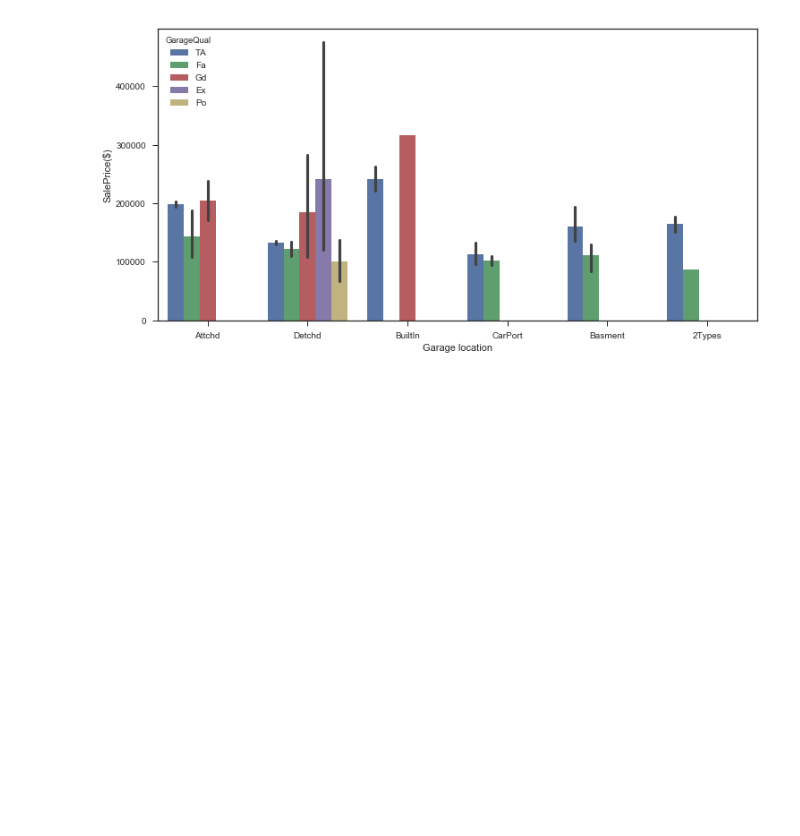
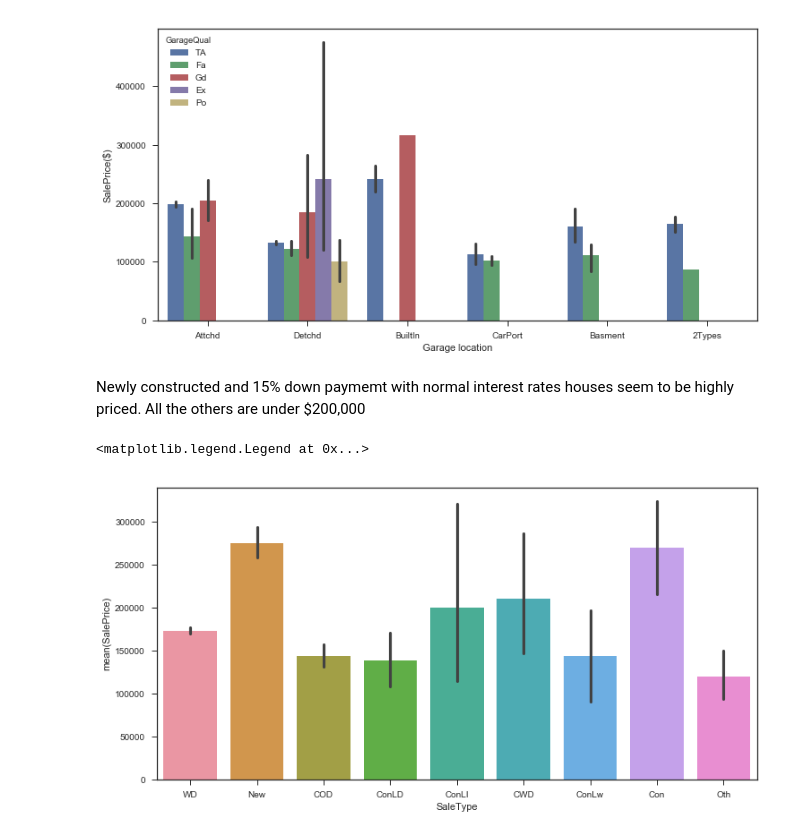
Before and after one commit to NikhilaThota/CapstoneProject_House_Prices_Prediction, a Jupyter notebook: House_prices.ipynb, the cells around one changed output. Saved outputs shown, nothing was run; the diff lists cells and outputs as text; code cells hidden in the pictures; blank space fills up the shorter version.

```diff
--- a/House_prices.ipynb
+++ b/House_prices.ipynb
@@ -763,3 +808,15 @@ g.set(xlabel='Garage location', ylabel='SalePrice($)')
 [<matplotlib.text.Text at 0x...>,
  <matplotlib.text.Text at 0x...>]
 [figure]
+# %% [markdown]
+Newly constructed and 15% down paymemt with normal interest rates houses seem to be highly priced. All the others are under $200,000
+# %%
+plt.figure(figsize=(12,6))
+sns.barplot(x='SaleType', y='SalePrice', data=h_p)
+g.legend(['WD- Conventional Warranty Deed','CWD- Cash Warranty Deed','VWD- VA Loan Warranty Deed',
+          'New- New construction','COD- Court Officer Deed/Estate','Con- Contract 15% Down payment',
+          'ConLw- Contract Low Down payment and low interest','ConLI- Contract Low Interest','ConLD- Contract Low Down',
+          'Oth- Other'], title='Sale Type')
+# %% [output]
+<matplotlib.legend.Legend at 0x...>
+[figure, added]
```
Also changed, not shown: parts of 45 cells of this notebook.
